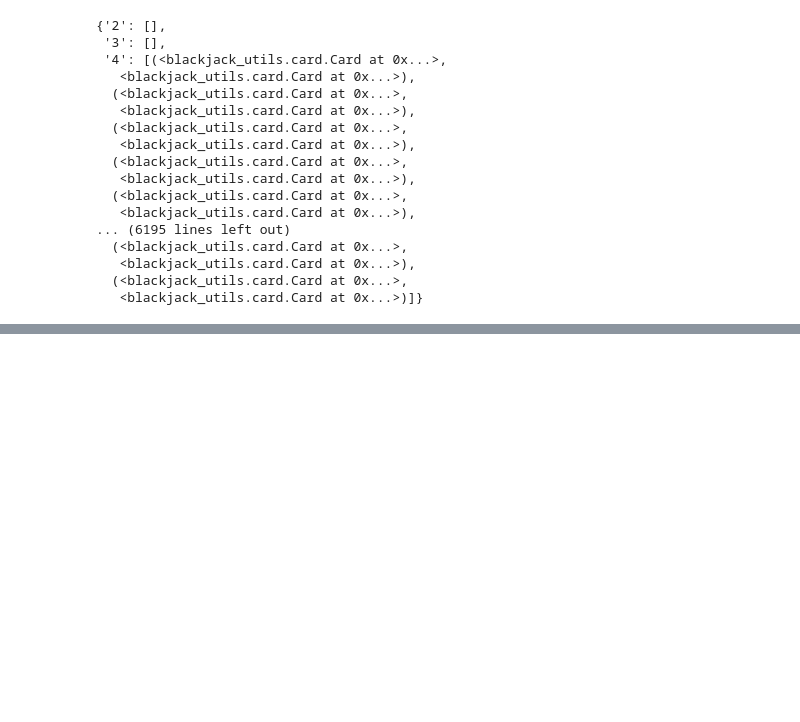
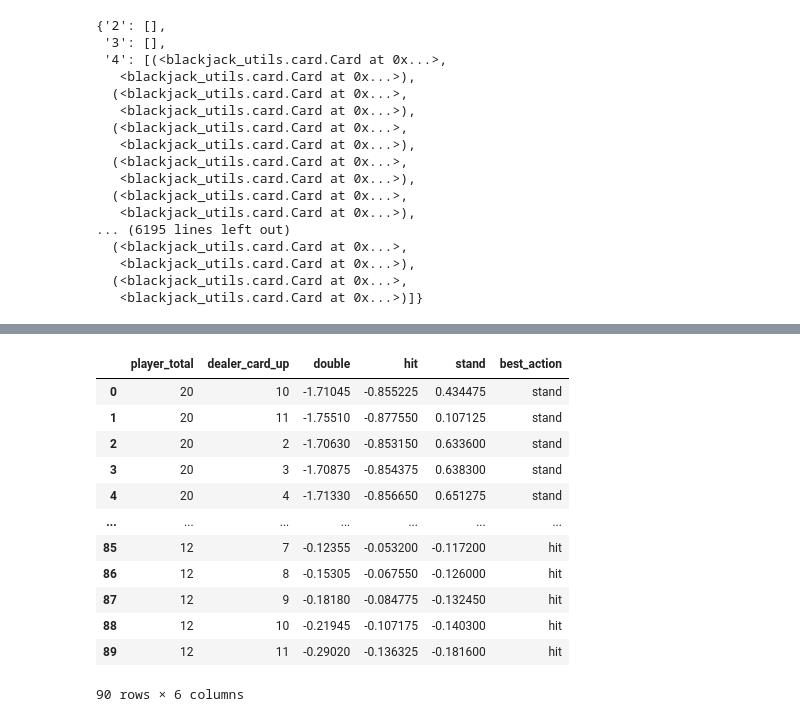
Before and after one commit to amarkules1/blackjack, a Jupyter notebook: analysis.ipynb, the cells around one changed output, grey strips where cells are left out. Cells and saved outputs as stored; diff of their text form; code cells hidden in the pictures; blank space fills up the shorter version.

```diff
--- a/analysis.ipynb
+++ b/analysis.ipynb
@@ -316,7 +318,7 @@ for player_amt in ['18', '17', '16', '15', '14', '13', '12']:
         hit_total = 0
         double_total = 0
         stand_total = 0
-        for i in range(400):
+        for i in range(10000):
             if i % 1000 == 0:
                 print(f"dealer_card_rank: {dealer_card_rank}, i: {i}, player_total: {player_amt}")
             deck = shoe.Shoe(6)
@@ -334,2 +354,18 @@ for player_amt in ['18', '17', '16', '15', '14', '13', '12']:
+# %%
+ev_action_table
+# %% [output]
+|  | player_total | dealer_card_up | double | hit | stand | best_action |
+| 0 | 20 | 10 | -1.71045 | -0.855225 | 0.434475 | stand |
+| 1 | 20 | 11 | -1.75510 | -0.877550 | 0.107125 | stand |
+| 2 | 20 | 2 | -1.70630 | -0.853150 | 0.633600 | stand |
+| 3 | 20 | 3 | -1.70875 | -0.854375 | 0.638300 | stand |
+| 4 | 20 | 4 | -1.71330 | -0.856650 | 0.651275 | stand |
+| ... | ... | ... | ... | ... | ... | ... |
+| 85 | 12 | 7 | -0.12355 | -0.053200 | -0.117200 | hit |
+| 86 | 12 | 8 | -0.15305 | -0.067550 | -0.126000 | hit |
+| 87 | 12 | 9 | -0.18180 | -0.084775 | -0.132450 | hit |
+| 88 | 12 | 10 | -0.21945 | -0.107175 | -0.140300 | hit |
+| 89 | 12 | 11 | -0.29020 | -0.136325 | -0.181600 | hit |
+90 rows × 6 columns
 # %%
 ev_action_table.to_csv('action_expected_values_fuller.csv', index=False)
```
Also changed, not shown: parts of 2 cells of this notebook, 3 other files.
